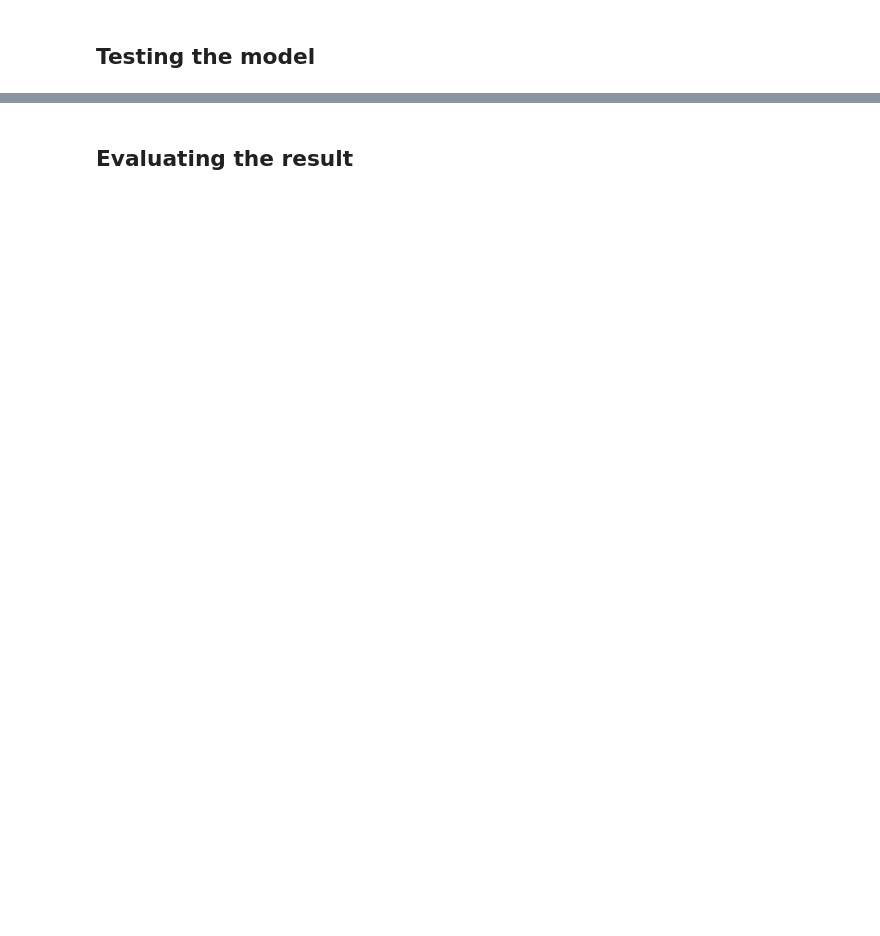
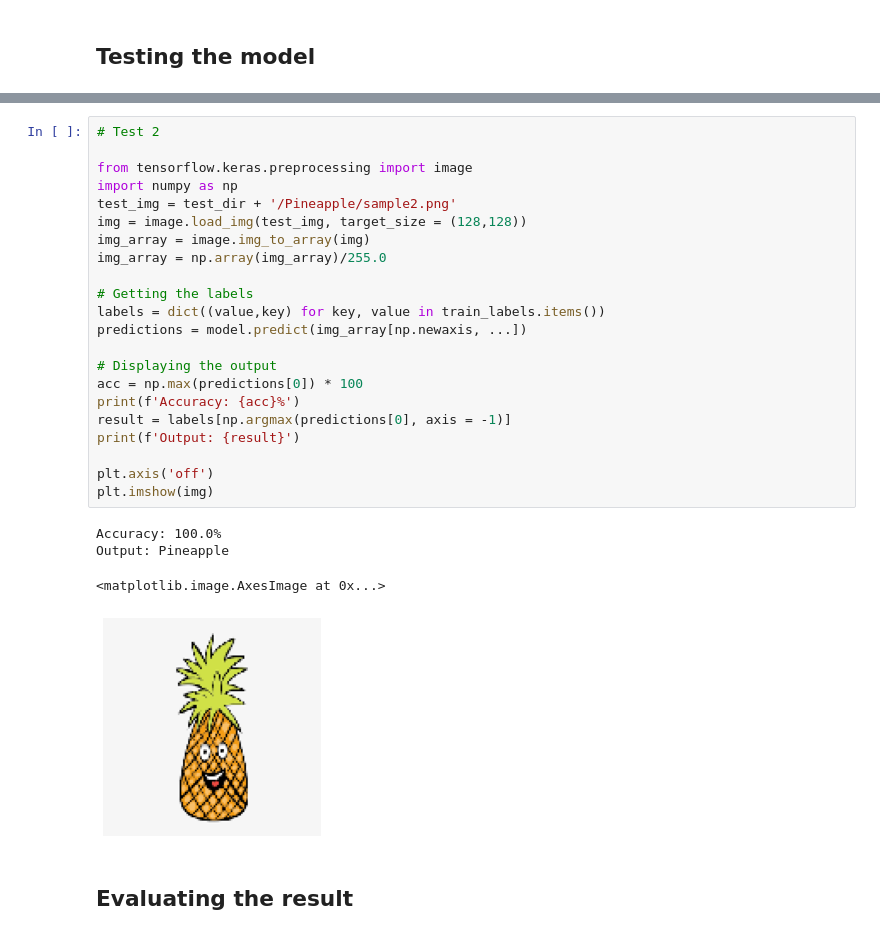
Before and after one commit to archihalder/Fruit-Classifier, a Jupyter notebook: Notebook/main.ipynb, the cells around one changed output, grey strips where cells are left out. Cells and saved outputs as stored; diff of their text form; blank space fills up the shorter version.

```diff
--- a/Notebook/main.ipynb
+++ b/Notebook/main.ipynb
@@ -219,3 +209,30 @@ Orange
+# %%
+# Test 2
+
+from tensorflow.keras.preprocessing import image
+import numpy as np
+test_img = test_dir + '/Pineapple/sample2.png'
+img = image.load_img(test_img, target_size = (128,128))
+img_array = image.img_to_array(img)
+img_array = np.array(img_array)/255.0
+
+# Getting the labels
+labels = dict((value,key) for key, value in train_labels.items())
+predictions = model.predict(img_array[np.newaxis, ...])
+
+# Displaying the output
+acc = np.max(predictions[0]) * 100
+print(f'Accuracy: {acc}%')
+result = labels[np.argmax(predictions[0], axis = -1)]
+print(f'Output: {result}')
+
+plt.axis('off')
+plt.imshow(img)
+# %% [output]
+Accuracy: 100.0%
+Output: Pineapple
+<matplotlib.image.AxesImage at 0x...>
+[figure, added]
 # %% [markdown]
 ## Evaluating the result
 # %%
```
Also changed, not shown: parts of 8 cells of this notebook.
